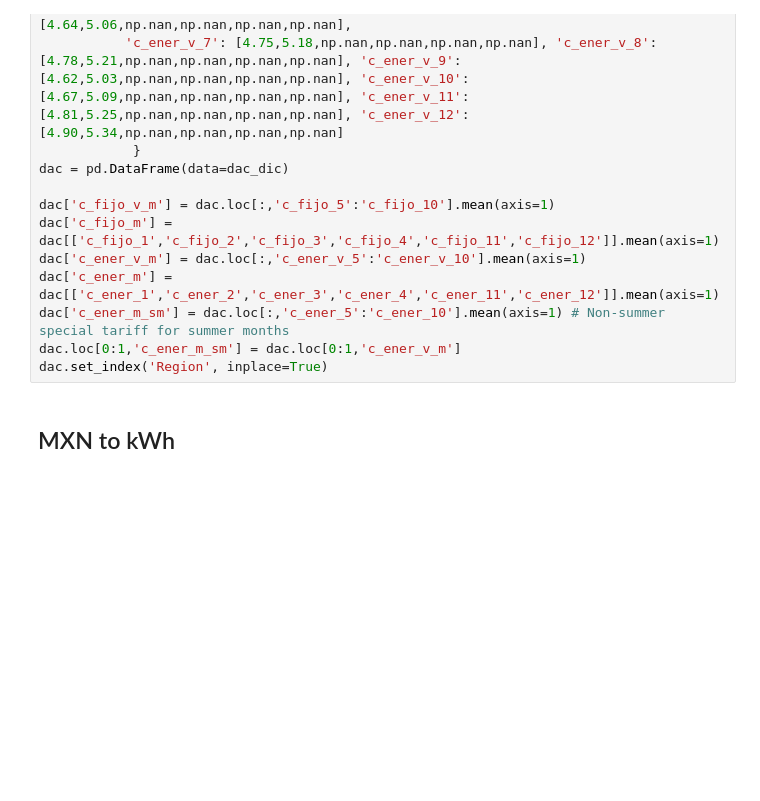
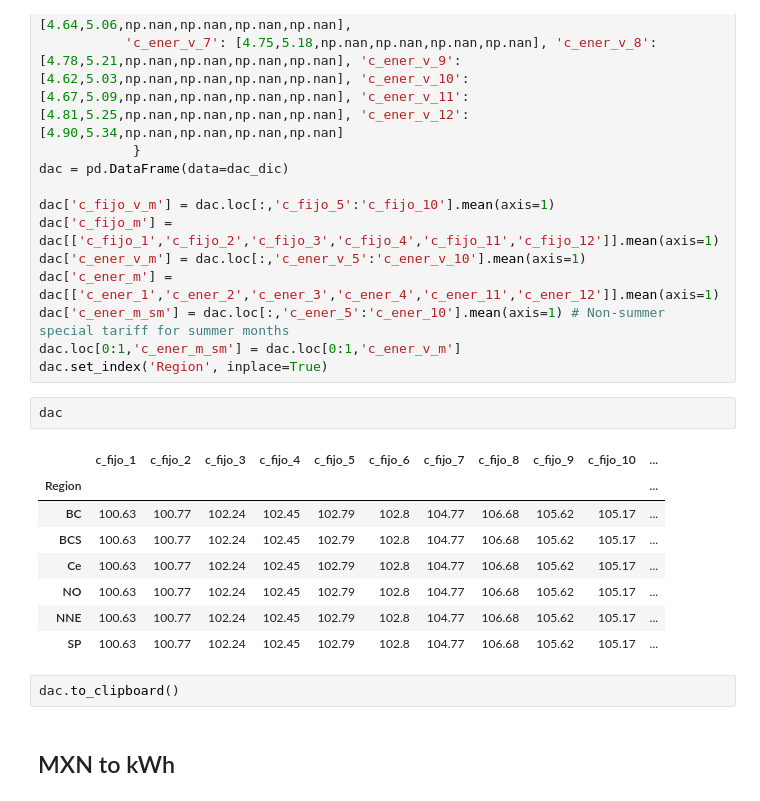
Before and after one commit to Sergio-Huezo/ResEleCon-MX, a Jupyter notebook: Energy Calculation.ipynb, the cells around one changed output. Saved outputs shown, nothing was run; the diff lists cells and outputs as text; blank space fills up the shorter version.

```diff
--- a/Energy Calculation.ipynb
+++ b/Energy Calculation.ipynb
@@ -118,6 +136,19 @@ dac['c_ener_m'] = dac[['c_ener_1','c_ener_2','c_ener_3','c_ener_4','c_ener_11','
 dac['c_ener_m_sm'] = dac.loc[:,'c_ener_5':'c_ener_10'].mean(axis=1) # Non-summer special tariff for summer months
 dac.loc[0:1,'c_ener_m_sm'] = dac.loc[0:1,'c_ener_v_m']
 dac.set_index('Region', inplace=True)
+# %%
+dac
+# %% [output]
+|  | c_fijo_1 | c_fijo_2 | c_fijo_3 | c_fijo_4 | c_fijo_5 | c_fijo_6 | c_fijo_7 | c_fijo_8 | c_fijo_9 | c_fijo_10 | ... |
+| Region |  |  |  |  |  |  |  |  |  |  | ... |
+| BC | 100.63 | 100.77 | 102.24 | 102.45 | 102.79 | 102.8 | 104.77 | 106.68 | 105.62 | 105.17 | ... |
+| BCS | 100.63 | 100.77 | 102.24 | 102.45 | 102.79 | 102.8 | 104.77 | 106.68 | 105.62 | 105.17 | ... |
+| Ce | 100.63 | 100.77 | 102.24 | 102.45 | 102.79 | 102.8 | 104.77 | 106.68 | 105.62 | 105.17 | ... |
+| NO | 100.63 | 100.77 | 102.24 | 102.45 | 102.79 | 102.8 | 104.77 | 106.68 | 105.62 | 105.17 | ... |
+| NNE | 100.63 | 100.77 | 102.24 | 102.45 | 102.79 | 102.8 | 104.77 | 106.68 | 105.62 | 105.17 | ... |
+| SP | 100.63 | 100.77 | 102.24 | 102.45 | 102.79 | 102.8 | 104.77 | 106.68 | 105.62 | 105.17 | ... |
+# %%
+dac.to_clipboard()
 # %% [markdown]
 ## MXN to kWh
 # %%
```
Also changed, not shown: parts of 10 cells of this notebook, 2 other files.
